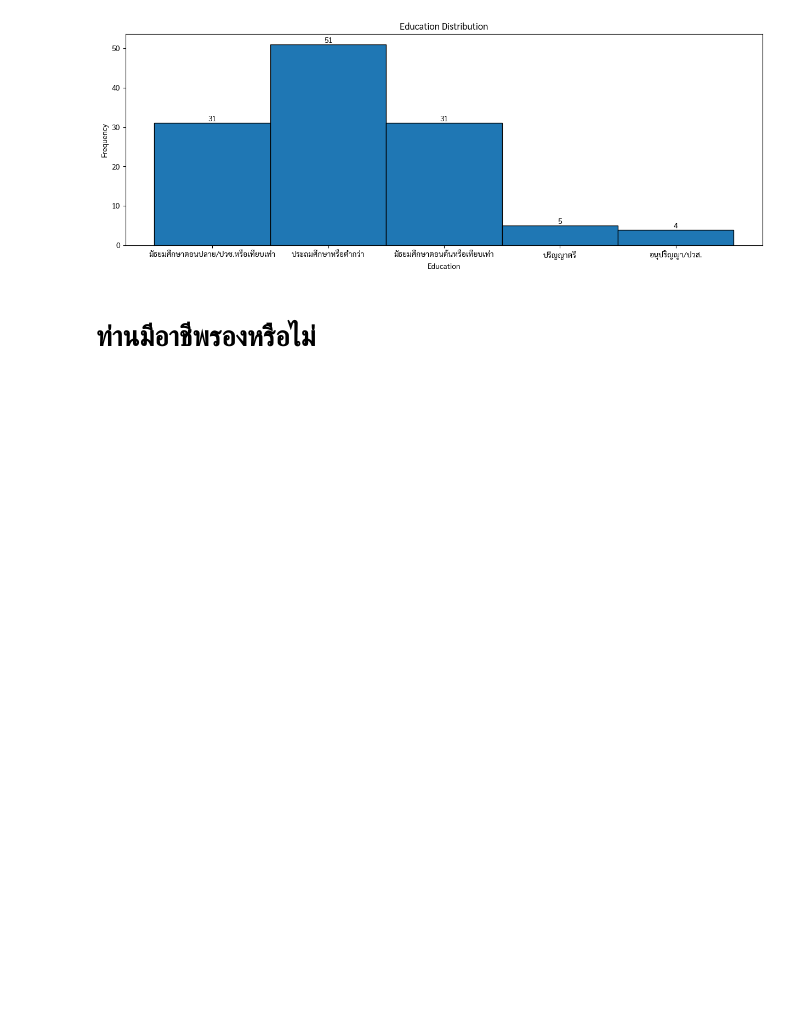
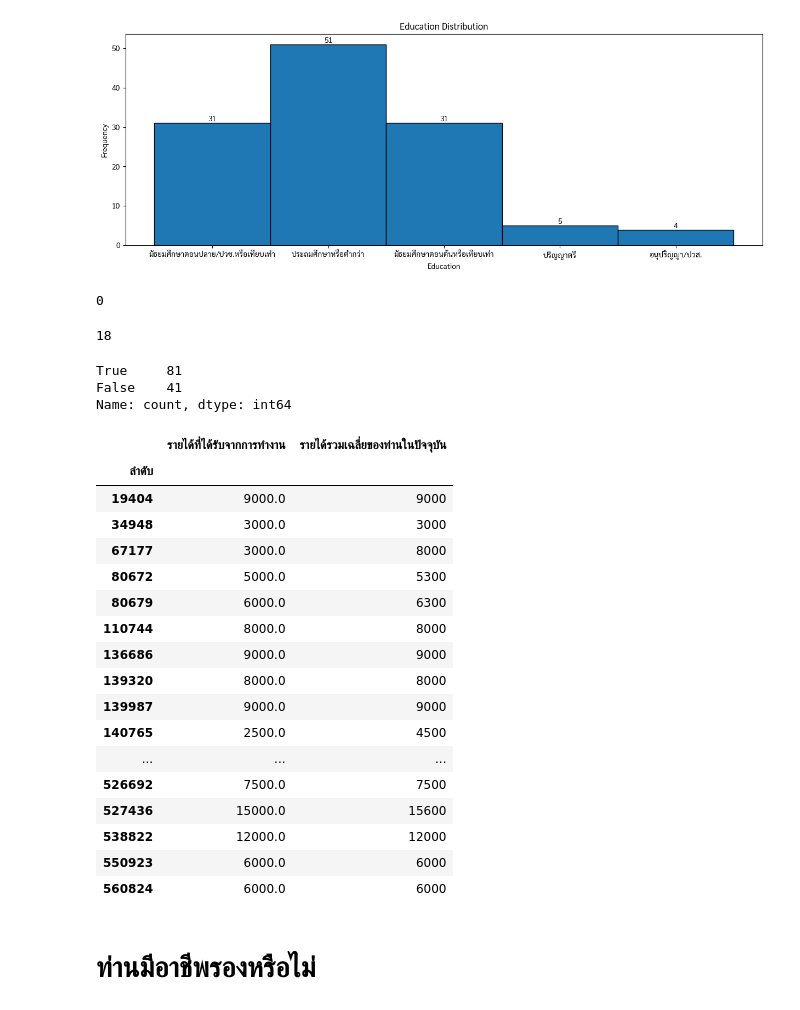
Before and after one commit to PoomTheerapat/National-Job-Survey, a Jupyter notebook: Analysis-New.ipynb, the cells around one changed output. Saved outputs shown, nothing was run; the diff lists cells and outputs as text; code cells hidden in the pictures; blank space fills up the shorter version.

```diff
--- a/Analysis-New.ipynb
+++ b/Analysis-New.ipynb
@@ -316,3 +316,38 @@ for i, count in enumerate(hist_values):
 plt.show()
 # %% [output]
 [figure]
+# %%
+data['รายได้รวมเฉลี่ยของท่านในปัจจุบัน'].isna().sum()
+# %% [output]
+0
+# %%
+data['รายได้ที่ได้รับจากการทำงาน'].isna().sum()
+# %% [output]
+18
+# %%
+(data['รายได้ที่ได้รับจากการทำงาน'] == data['รายได้รวมเฉลี่ยของท่านในปัจจุบัน']).value_counts()
+# %% [output]
+True     81
+False    41
+Name: count, dtype: int64
+# %%
+data[['รายได้ที่ได้รับจากการทำงาน','รายได้รวมเฉลี่ยของท่านในปัจจุบัน']]
+# %% [output]
+|  | รายได้ที่ได้รับจากการทำงาน | รายได้รวมเฉลี่ยของท่านในปัจจุบัน |
+| ลำดับ |  |  |
+| 19404 | 9000.0 | 9000 |
+| 34948 | 3000.0 | 3000 |
+| 67177 | 3000.0 | 8000 |
+| 80672 | 5000.0 | 5300 |
+| 80679 | 6000.0 | 6300 |
+| 110744 | 8000.0 | 8000 |
+| 136686 | 9000.0 | 9000 |
+| 139320 | 8000.0 | 8000 |
+| 139987 | 9000.0 | 9000 |
+| 140765 | 2500.0 | 4500 |
+| ... | ... | ... |
+| 526692 | 7500.0 | 7500 |
+| 527436 | 15000.0 | 15600 |
+| 538822 | 12000.0 | 12000 |
+| 550923 | 6000.0 | 6000 |
+| 560824 | 6000.0 | 6000 |
```
Also changed, not shown: parts of 3 cells of this notebook, 3 other files.
